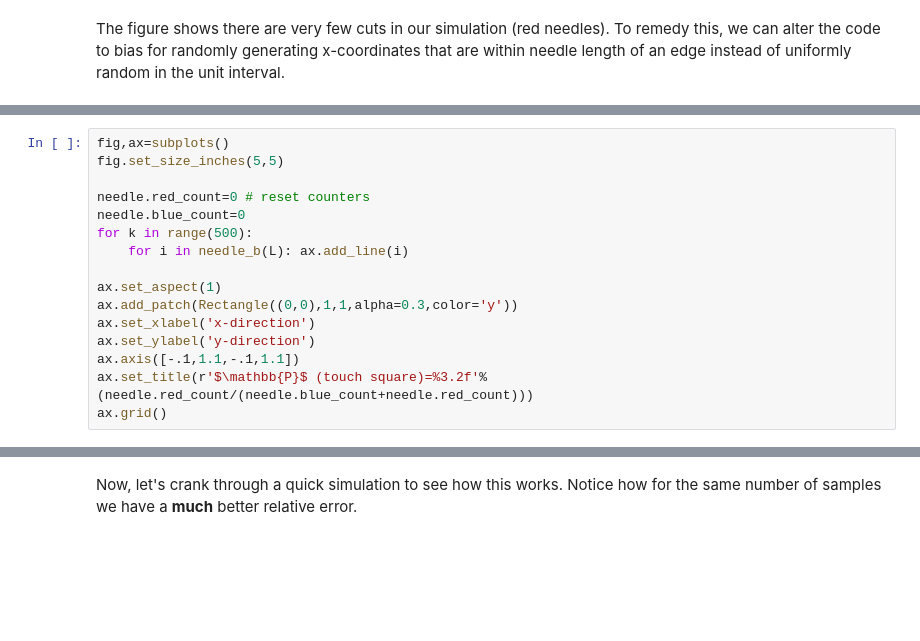
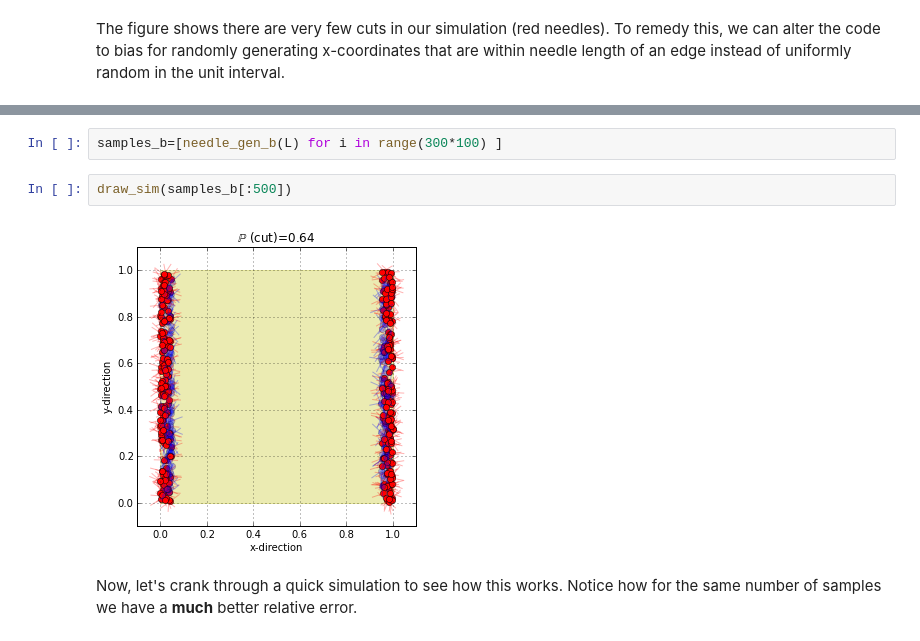
Before and after one commit to unpingco/Pig-in-the-Python, a Jupyter notebook: Buffons_Needle_Sim.ipynb, the cells around one changed output, grey strips where cells are left out. Drawn from its saved outputs; the diff is of its cells as text; blank space fills up the shorter version.

```diff
--- a/Buffons_Needle_Sim.ipynb
+++ b/Buffons_Needle_Sim.ipynb
@@ -165,16 +161,0 @@ def needle_b(L=0.5):
-# %%
-fig,ax=subplots()
-fig.set_size_inches(5,5)
-
-needle.red_count=0 # reset counters
-needle.blue_count=0
-for k in range(500):
-    for i in needle_b(L): ax.add_line(i)
-
-ax.set_aspect(1)
-ax.add_patch(Rectangle((0,0),1,1,alpha=0.3,color='y'))
-ax.set_xlabel('x-direction')
-ax.set_ylabel('y-direction')
-ax.axis([-.1,1.1,-.1,1.1])
-ax.set_title(r'$\mathbb{P}$ (touch square)=%3.2f'% (needle.red_count/(needle.blue_count+needle.red_count)))
-ax.grid()
@@ -207,3 +162,9 @@ def needle_gen_b(L=0.5,return_data=False):
+# %%
+samples_b=[needle_gen_b(L) for i in range(300*100) ]
+# %%
+draw_sim(samples_b[:500])
+# %% [output]
+[figure, added]
 # %% [markdown]
 Now, let's crank through a quick simulation to see how this works. Notice how for the same number of samples we have a **much** better relative error.
 # %%
```
Also changed, not shown: parts of 14 cells of this notebook.
